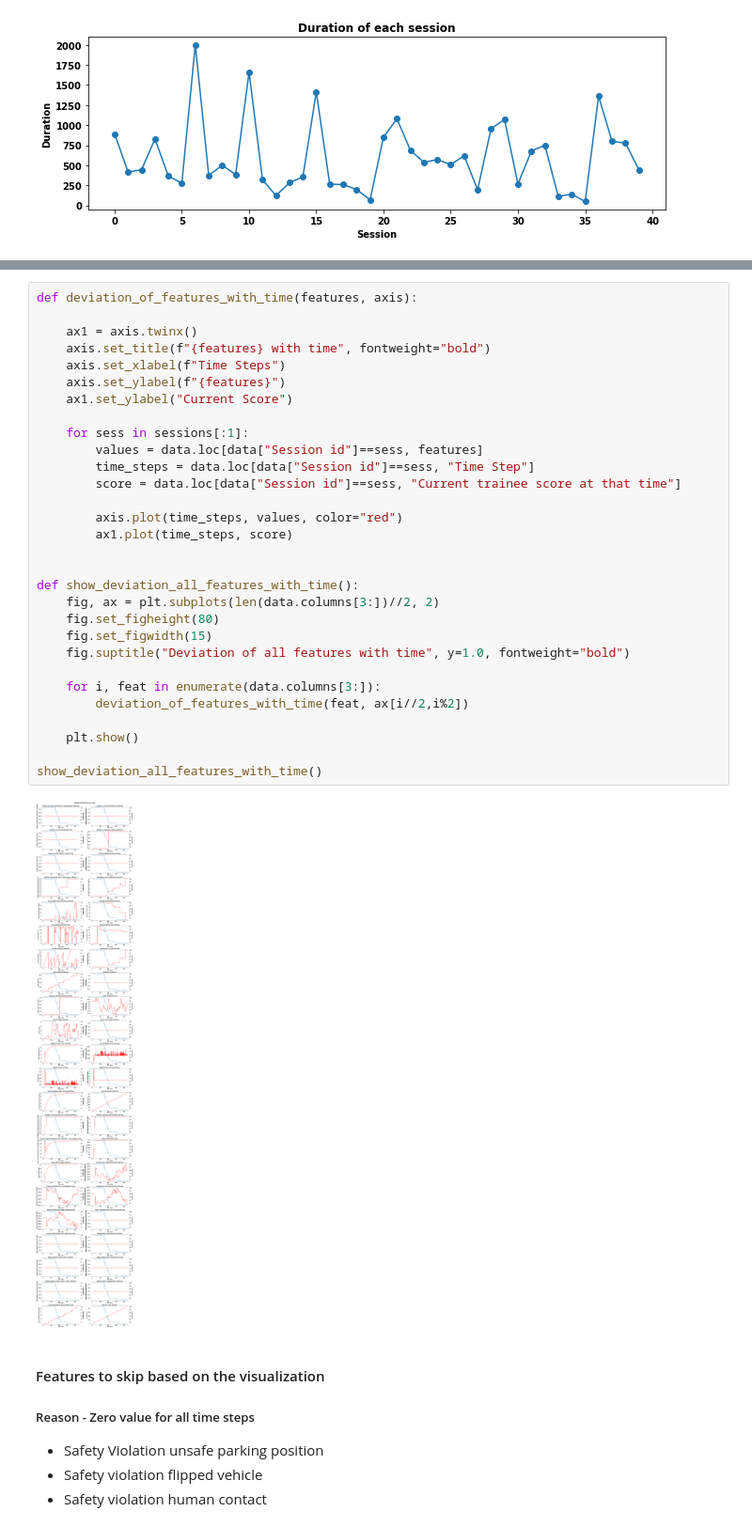
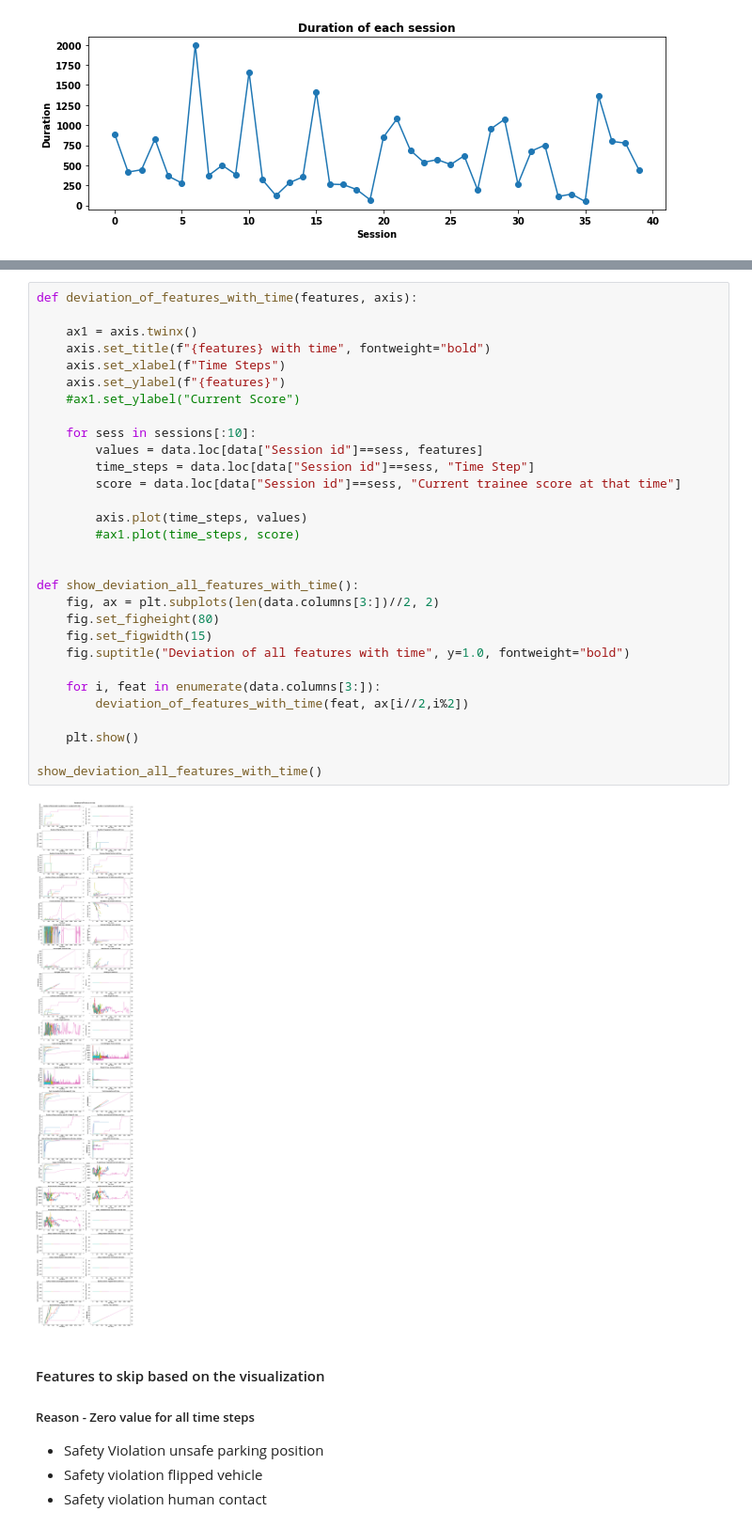
Before and after one commit to pranavAL/InvRL_Auto-Evaluate, a Jupyter notebook: EDA.ipynb, the cells around one changed output, grey strips where cells are left out. Shown at 94% size. Saved outputs shown, nothing was run; the diff lists cells and outputs as text.

```diff
--- a/EDA.ipynb
+++ b/EDA.ipynb
@@ -106,35 +105,35 @@ Index(['Number of tennis balls knocked over by operator',
 # %%
 def deviation_of_features_with_time(features, axis):
 
     ax1 = axis.twinx()
     axis.set_title(f"{features} with time", fontweight="bold")
     axis.set_xlabel(f"Time Steps")
     axis.set_ylabel(f"{features}")
-    ax1.set_ylabel("Current Score")
+    #ax1.set_ylabel("Current Score")
 
-    for sess in sessions[:1]:
+    for sess in sessions[:10]:
         values = data.loc[data["Session id"]==sess, features]
         time_steps = data.loc[data["Session id"]==sess, "Time Step"]
         score = data.loc[data["Session id"]==sess, "Current trainee score at that time"]
 
-        axis.plot(time_steps, values, color="red")
-        ax1.plot(time_steps, score)
+        axis.plot(time_steps, values)
+        #ax1.plot(time_steps, score)
 
 
 def show_deviation_all_features_with_time():
     fig, ax = plt.subplots(len(data.columns[3:])//2, 2)
     fig.set_figheight(80)
     fig.set_figwidth(15)
     fig.suptitle("Deviation of all features with time", y=1.0, fontweight="bold")
 
     for i, feat in enumerate(data.columns[3:]):
         deviation_of_features_with_time(feat, ax[i//2,i%2])
 
     plt.show()
 
 show_deviation_all_features_with_time()
 # %% [output]
-[figure, old version]
+[figure, new version]
 # %% [markdown]
 #### Features to skip based on the visualization
 ##### Reason - Zero value for all time steps
```
Also changed, not shown: parts of 12 cells of this notebook, 3 other files.
